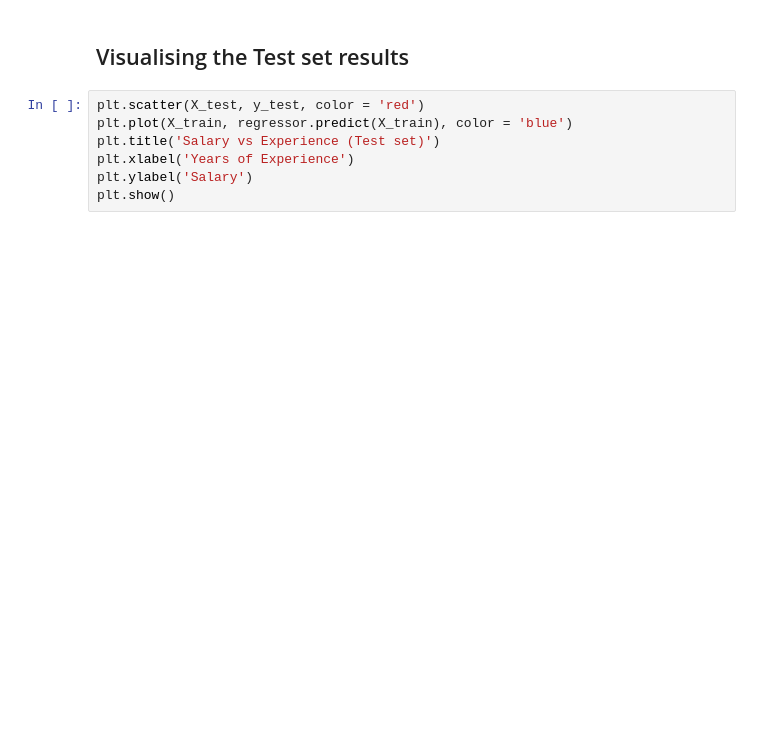
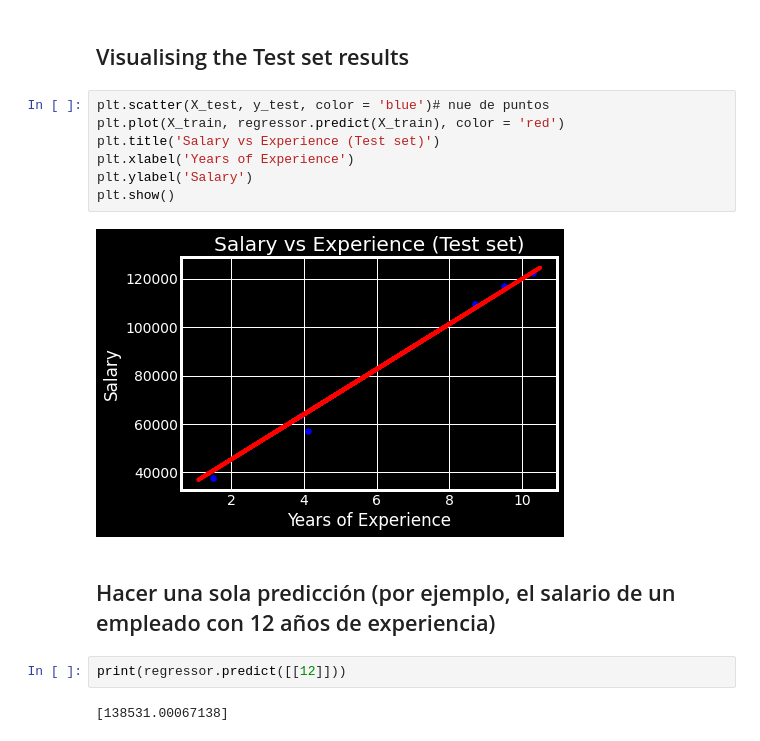
Before and after one commit to INFINITY-RUBER/Machine_Learning_A-Z_Hands-On-Python-R-In-Data-Science, a Jupyter notebook: Part 2 - Regression/Section 4 - Simple Linear Regression/Python/simple_linear_regression.ipynb, the cells around one changed output. Drawn from its saved outputs; the diff is of its cells as text; blank space fills up the shorter version.

```diff
--- a/Part 2 - Regression/Section 4 - Simple Linear Regression/Python/simple_linear_regression.ipynb
+++ b/Part 2 - Regression/Section 4 - Simple Linear Regression/Python/simple_linear_regression.ipynb
@@ -64,9 +76,17 @@ plt.show()
 # %% [markdown]
 ## Visualising the Test set results
 # %%
-plt.scatter(X_test, y_test, color = 'red')
-plt.plot(X_train, regressor.predict(X_train), color = 'blue')
+plt.scatter(X_test, y_test, color = 'blue')# nue de puntos
+plt.plot(X_train, regressor.predict(X_train), color = 'red')
 plt.title('Salary vs Experience (Test set)')
 plt.xlabel('Years of Experience')
 plt.ylabel('Salary')
 plt.show()
+# %% [output]
+[figure, added]
+# %% [markdown]
+## Hacer una sola predicción (por ejemplo, el salario de un empleado con 12 años de experiencia)
+# %%
+print(regressor.predict([[12]]))
+# %% [output]
+[138531.00067138]
```
Also changed, not shown: parts of 9 cells of this notebook.
